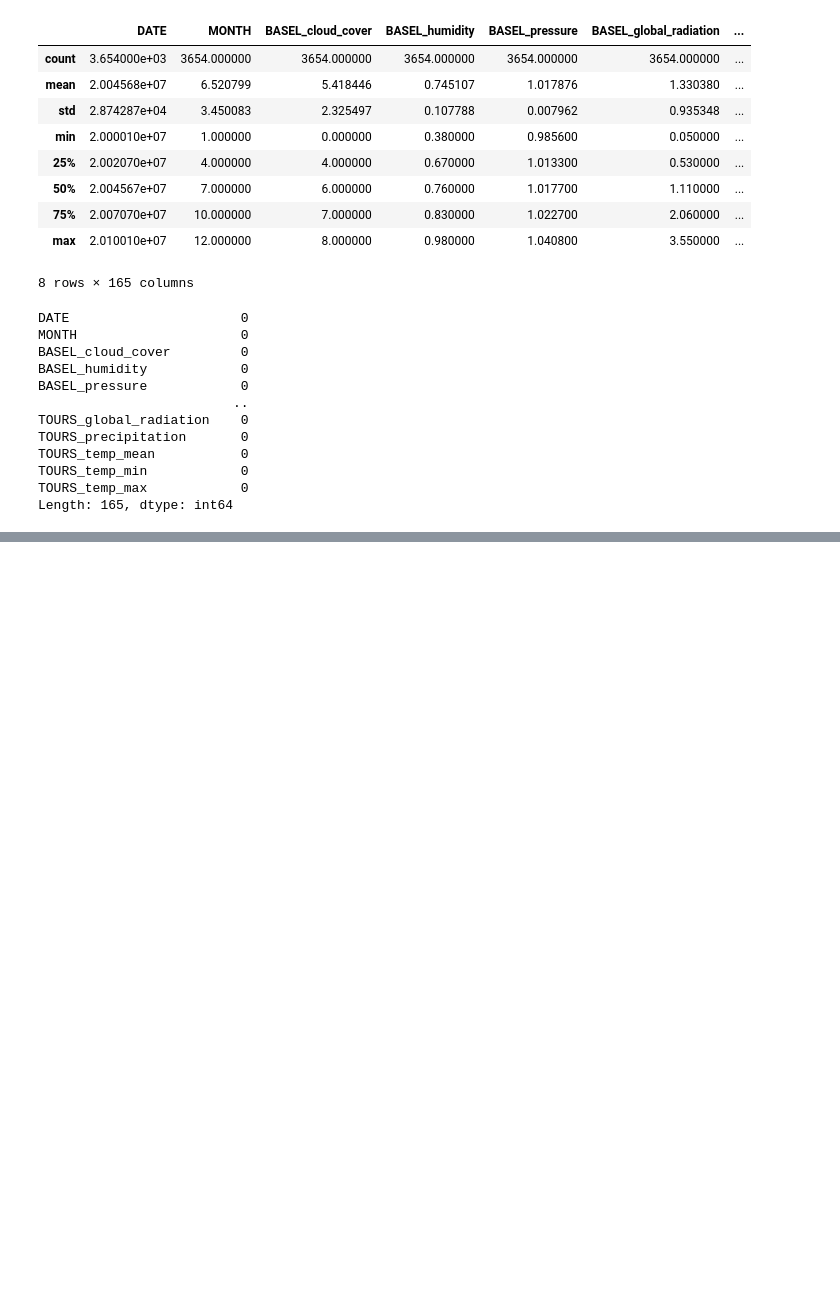
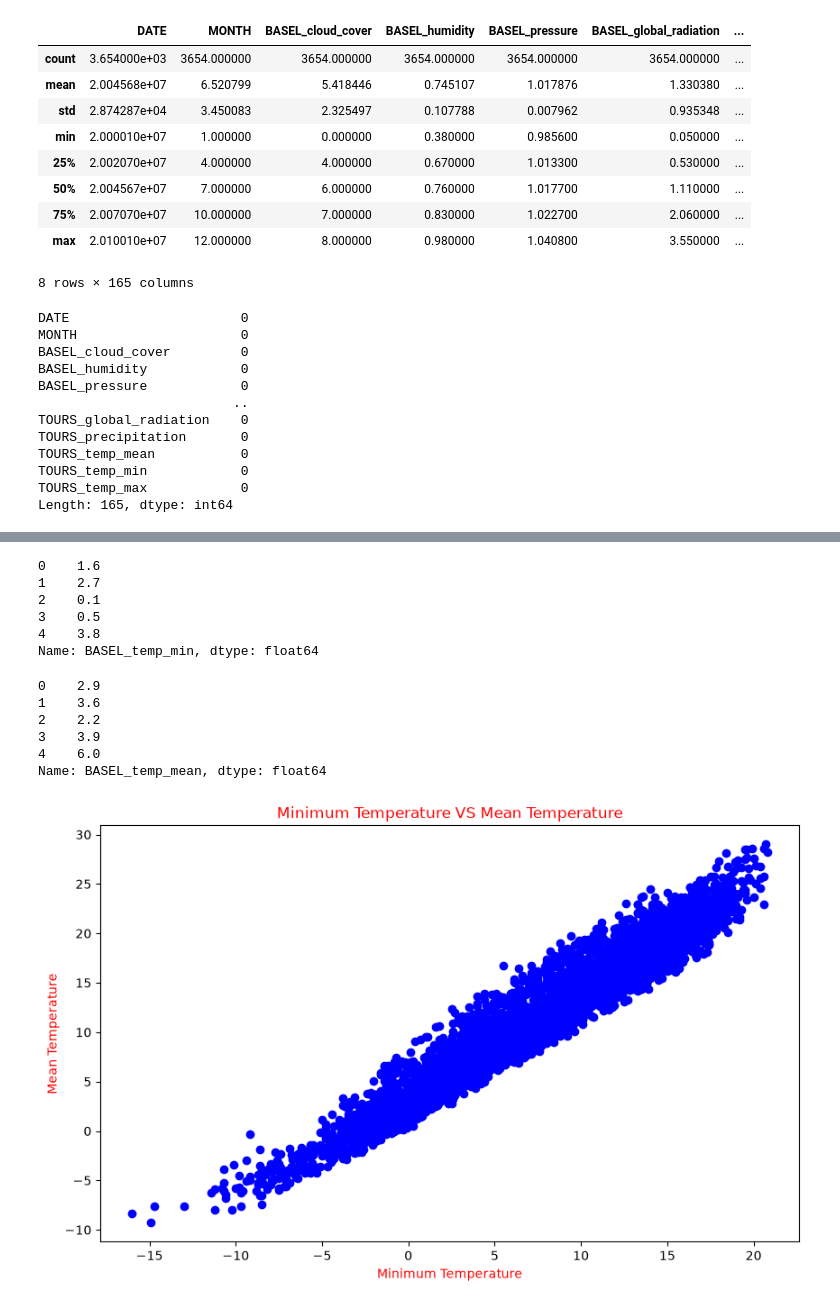
Before and after one commit to mdsohailalam0805-collab/ML-30-Day-Challenge, a Jupyter notebook: Day-04-Polynomial-Regression-Temperature/temperature_prediction.ipynb, the cells around one changed output, grey strips where cells are left out. Saved outputs shown, nothing was run; the diff lists cells and outputs as text; code cells hidden in the pictures; blank space fills up the shorter version.

```diff
--- a/Day-04-Polynomial-Regression-Temperature/temperature_prediction.ipynb
+++ b/Day-04-Polynomial-Regression-Temperature/temperature_prediction.ipynb
@@ -69,0 +86,33 @@ Length: 165, dtype: int64
+# %%
+X = df["BASEL_temp_min"]
+y = df["BASEL_temp_mean"]
+# %%
+X.head()
+# %% [output]
+0    1.6
+1    2.7
+2    0.1
+3    0.5
+4    3.8
+Name: BASEL_temp_min, dtype: float64
+# %%
+y.head()
+# %% [output]
+0    2.9
+1    3.6
+2    2.2
+3    3.9
+4    6.0
+Name: BASEL_temp_mean, dtype: float64
+# %%
+plt.figure(figsize = (10,6))
+plt.scatter(X, y, color = "blue")
+
+plt.xlabel("Minimum Temperature", color = "red")
+plt.ylabel("Mean Temperature", color = "red")
+
+plt.title("Minimum Temperature VS Mean Temperature", color = "red")
+
+plt.show()
+# %% [output]
+[figure, added]
```
Also changed, not shown: parts of 2 cells of this notebook.
